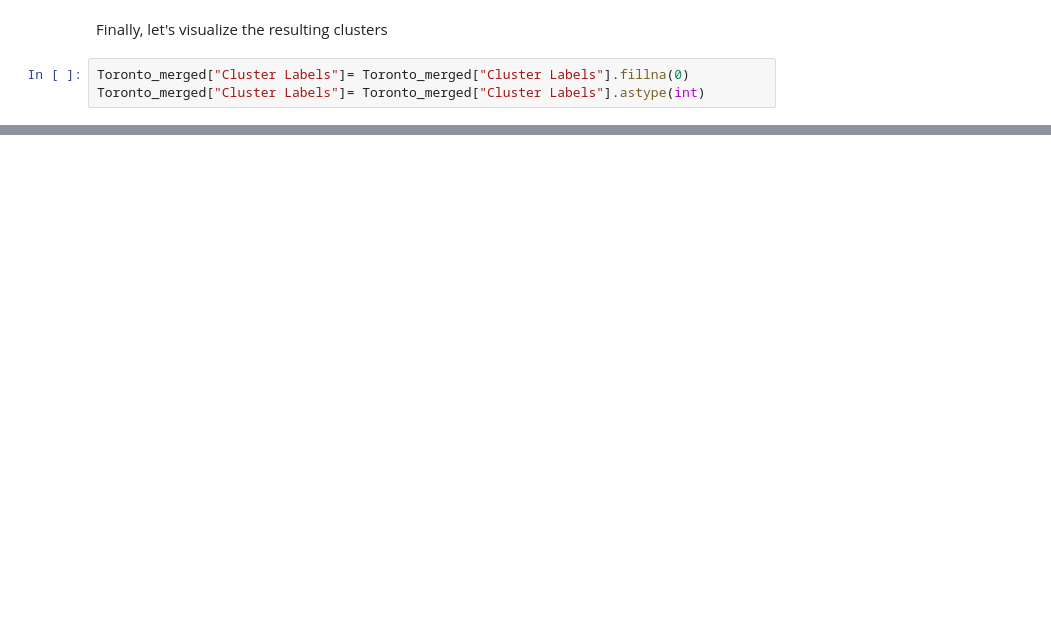
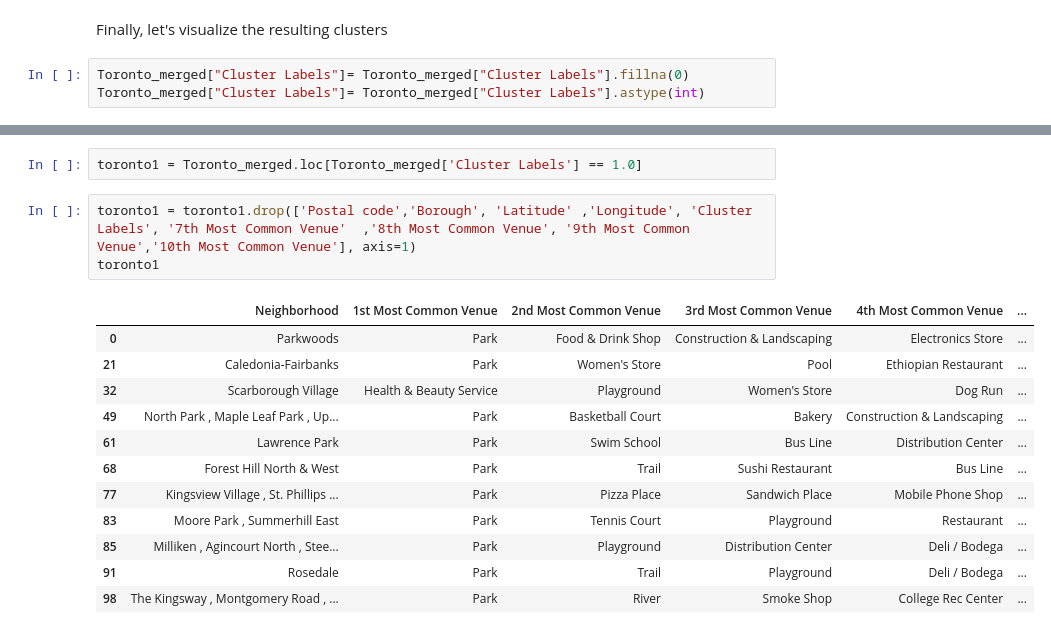
Before and after one commit to abdelrhmanwahdan/capstone-data-science, a Jupyter notebook: capstone.ipynb, the cells around one changed output, grey strips where cells are left out. Cells and saved outputs as stored; diff of their text form; blank space fills up the shorter version.

```diff
--- a/capstone.ipynb
+++ b/capstone.ipynb
@@ -395,0 +434,18 @@ map_clusters
+# %%
+toronto1 = Toronto_merged.loc[Toronto_merged['Cluster Labels'] == 1.0]
+# %%
+toronto1 = toronto1.drop(['Postal code','Borough', 'Latitude' ,'Longitude', 'Cluster Labels', '7th Most Common Venue'  ,'8th Most Common Venue', '9th Most Common Venue','10th Most Common Venue'], axis=1)
+toronto1
+# %% [output]
+|  | Neighborhood | 1st Most Common Venue | 2nd Most Common Venue | 3rd Most Common Venue | 4th Most Common Venue | ... |
+| 0 | Parkwoods | Park | Food & Drink Shop | Construction & Landscaping | Electronics Store | ... |
+| 21 | Caledonia-Fairbanks | Park | Women's Store | Pool | Ethiopian Restaurant | ... |
+| 32 | Scarborough Village | Health & Beauty Service | Playground | Women's Store | Dog Run | ... |
+| 49 | North Park , Maple Leaf Park , Up... | Park | Basketball Court | Bakery | Construction & Landscaping | ... |
+| 61 | Lawrence Park | Park | Swim School | Bus Line | Distribution Center | ... |
+| 68 | Forest Hill North & West | Park | Trail | Sushi Restaurant | Bus Line | ... |
+| 77 | Kingsview Village , St. Phillips ... | Park | Pizza Place | Sandwich Place | Mobile Phone Shop | ... |
+| 83 | Moore Park , Summerhill East | Park | Tennis Court | Playground | Restaurant | ... |
+| 85 | Milliken , Agincourt North , Stee... | Park | Playground | Distribution Center | Deli / Bodega | ... |
+| 91 | Rosedale | Park | Trail | Playground | Deli / Bodega | ... |
+| 98 | The Kingsway , Montgomery Road , ... | Park | River | Smoke Shop | College Rec Center | ... |
```
Also changed, not shown: parts of 17 cells of this notebook, 1 other file.
